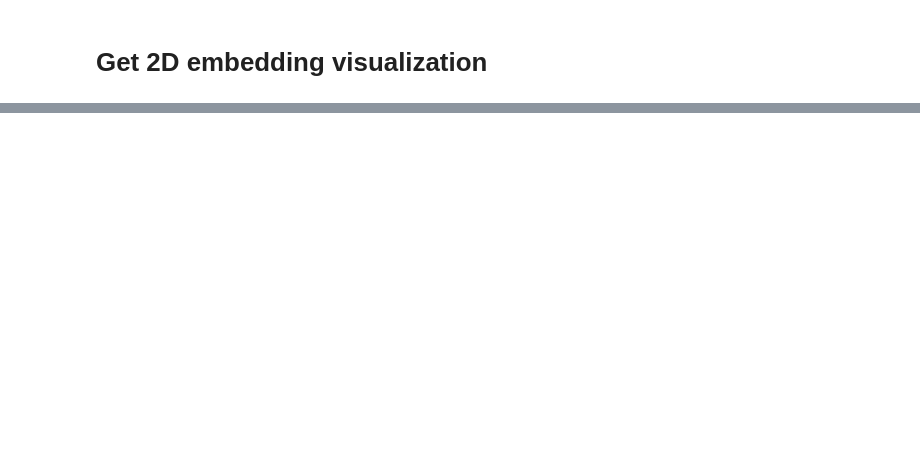
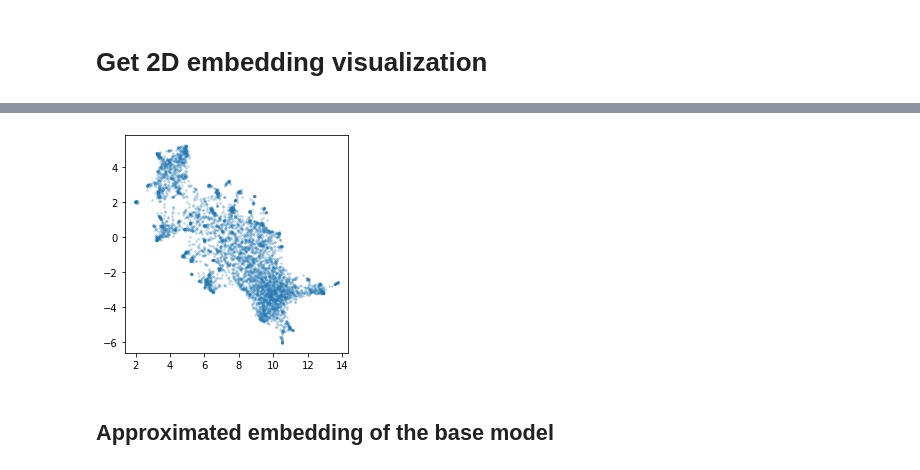
Before and after one commit to poloclub/ConceptEvo, a Jupyter notebook: src/utils/notebook/visualize-emb.ipynb, the cells around one changed output, grey strips where cells are left out. Cells and saved outputs as stored; diff of their text form; code cells hidden in the pictures; blank space fills up the shorter version.

```diff
--- a/src/utils/notebook/visualize-emb.ipynb
+++ b/src/utils/notebook/visualize-emb.ipynb
@@ -128,0 +206,2 @@ for model_nickname in emb2d:
+# %%
+base_emb2d2 = reducer.transform(X)
@@ -128,0 +217,11 @@ for model_nickname in emb2d:
+# %%
+Xs = base_emb2d2[:,0]
+Ys = base_emb2d2[:,1]
+
+plt.figure(figsize=(4, 4))
+plt.scatter(Xs, Ys, s=3, alpha=0.2)
+plt.show()
+# %% [output]
+[figure, added]
+# %% [markdown]
+## Approximated embedding of the base model
```
Also changed, not shown: parts of 23 cells of this notebook, 11 other files.
